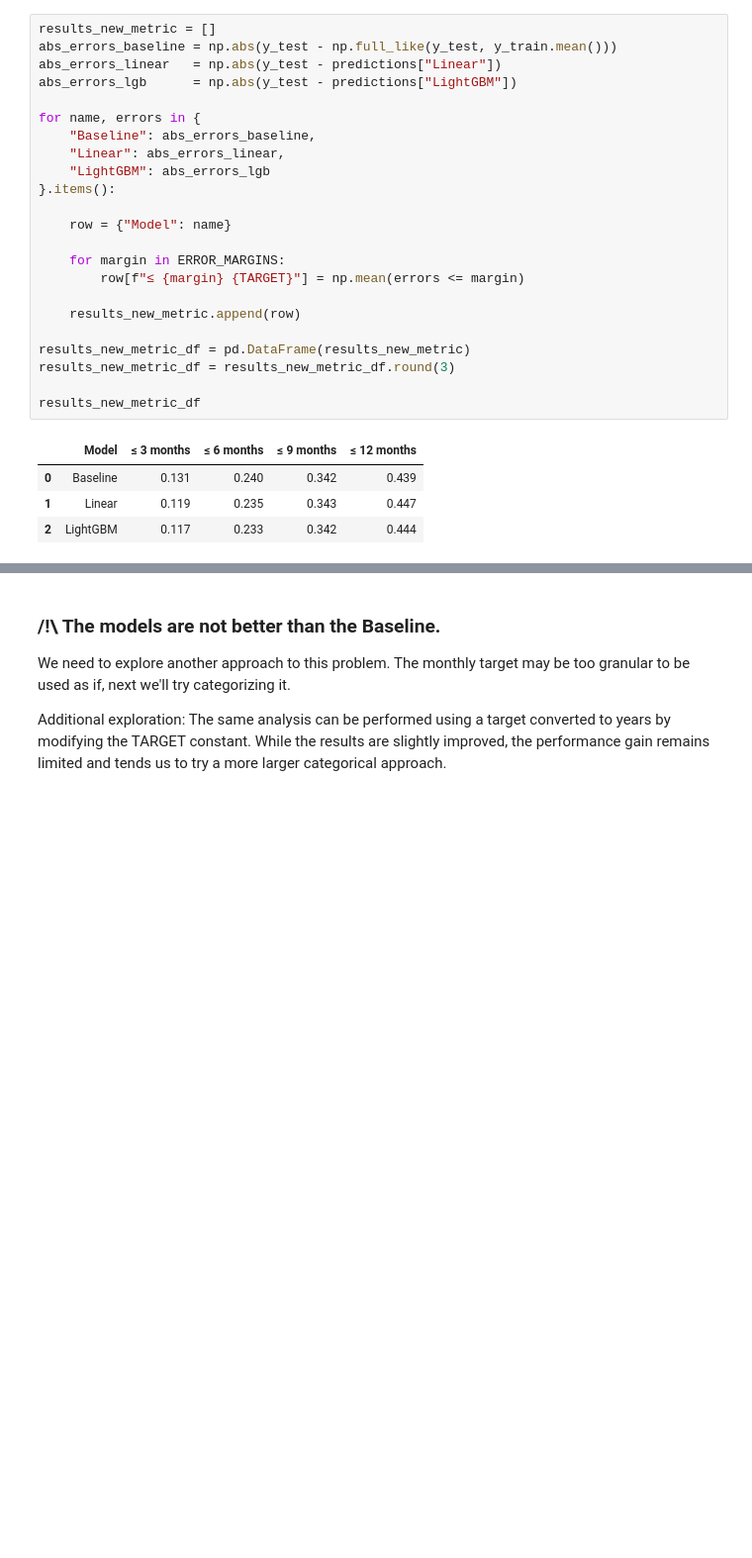
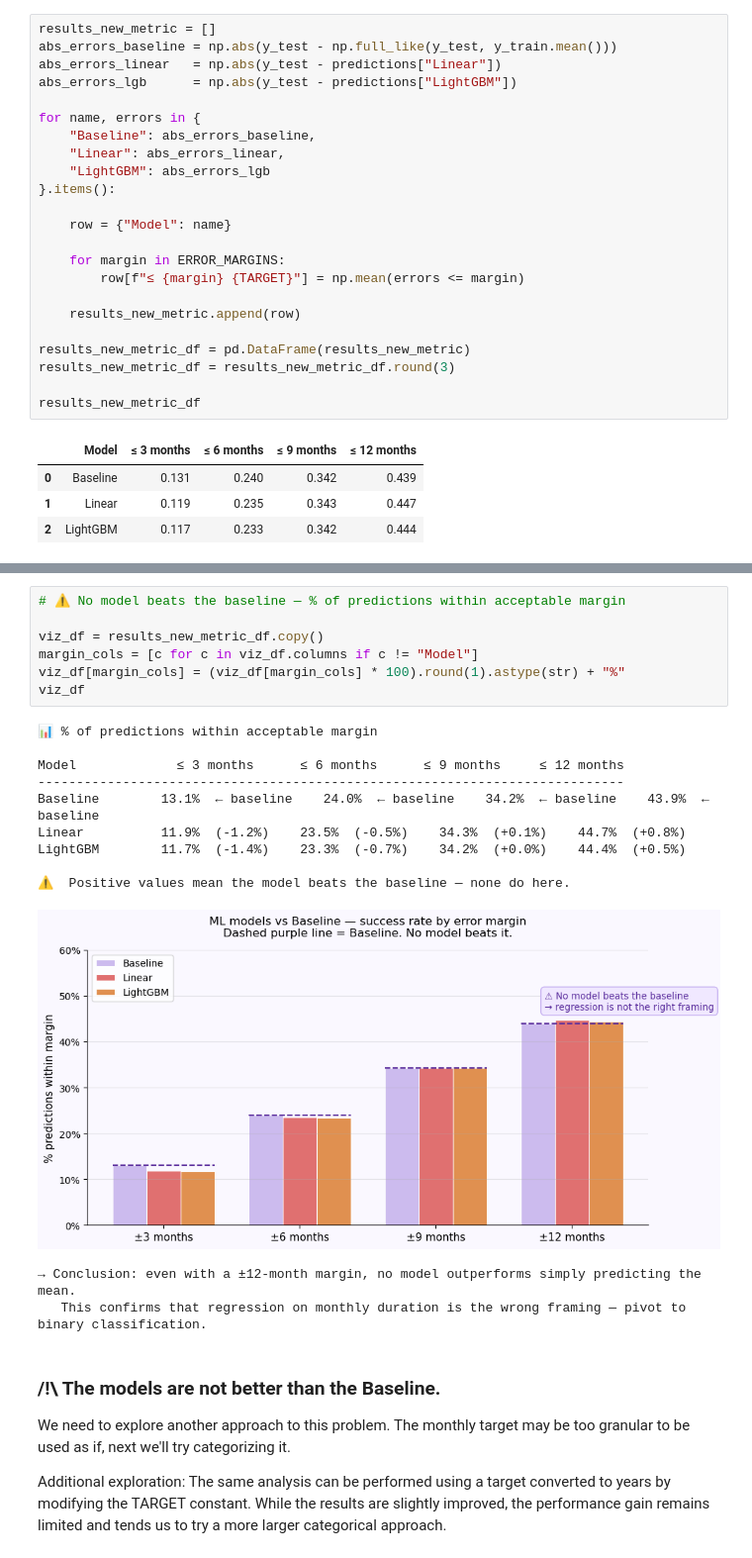
Before and after one commit to Capery-zeta/matchmacking_ml, a Jupyter notebook: notebooks/03_modeling_longetivity_monthly_target.ipynb, the cells around one changed output, grey strips where cells are left out. Shown at 99% size. Drawn from its saved outputs; the diff is of its cells as text; blank space fills up the shorter version.

```diff
--- a/notebooks/03_modeling_longetivity_monthly_target.ipynb
+++ b/notebooks/03_modeling_longetivity_monthly_target.ipynb
@@ -321,3 +240,23 @@ print("   This confirms that regression on monthly duration is the wrong framing
+# %%
+# ⚠️ No model beats the baseline — % of predictions within acceptable margin
+
+viz_df = results_new_metric_df.copy()
+margin_cols = [c for c in viz_df.columns if c != "Model"]
+viz_df[margin_cols] = (viz_df[margin_cols] * 100).round(1).astype(str) + "%"
+viz_df
+# %% [output]
+📊 % of predictions within acceptable margin
+
+Model             ≤ 3 months      ≤ 6 months      ≤ 9 months     ≤ 12 months
+----------------------------------------------------------------------------
+Baseline        13.1%  ← baseline    24.0%  ← baseline    34.2%  ← baseline    43.9%  ← baseline
+Linear          11.9%  (-1.2%)    23.5%  (-0.5%)    34.3%  (+0.1%)    44.7%  (+0.8%)
+LightGBM        11.7%  (-1.4%)    23.3%  (-0.7%)    34.2%  (+0.0%)    44.4%  (+0.5%)
+
+⚠️  Positive values mean the model beats the baseline — none do here.
+[figure, added]
+→ Conclusion: even with a ±12-month margin, no model outperforms simply predicting the mean.
+   This confirms that regression on monthly duration is the wrong framing — pivot to binary classification.
 # %% [markdown]
 ### /!\ The models are not better than the Baseline.
 
```
Also changed, not shown: parts of 2 cells of this notebook.
